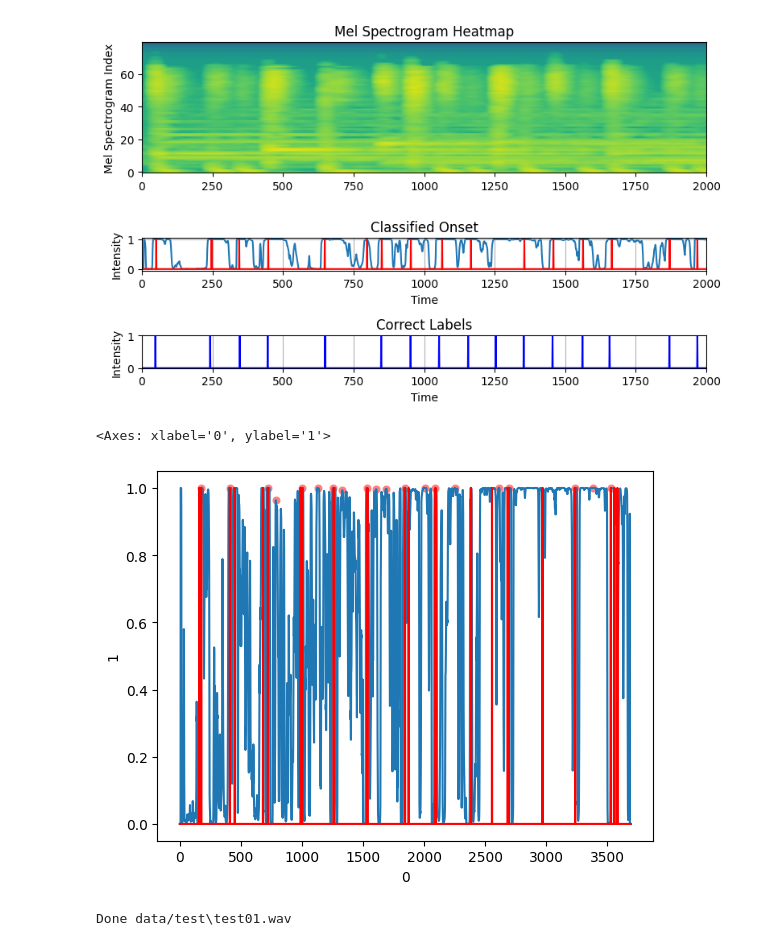
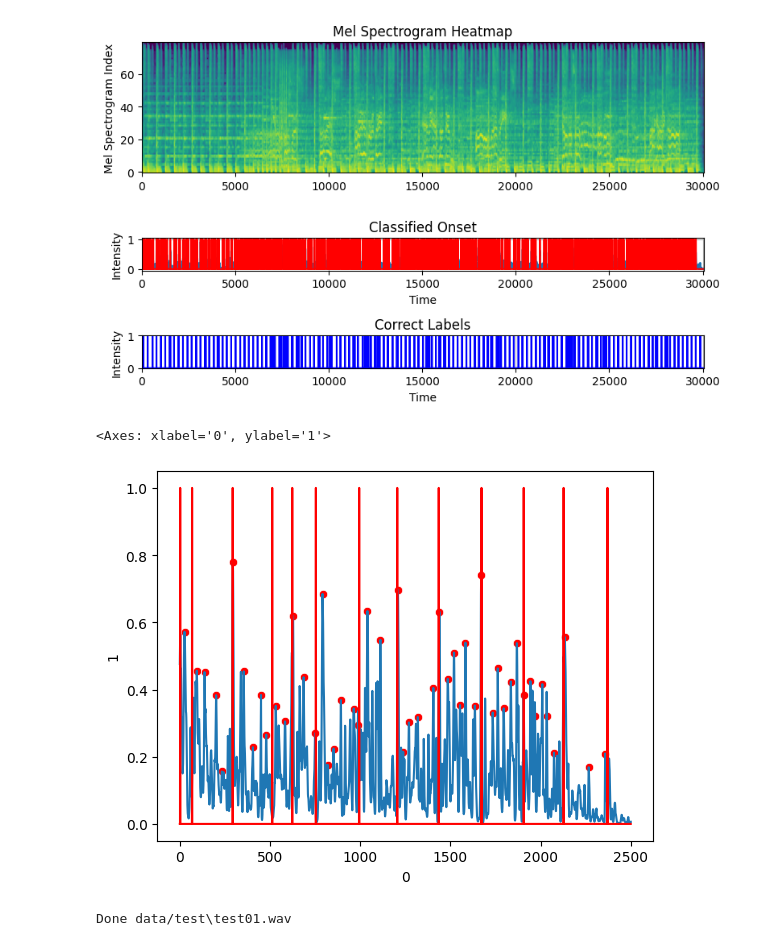
Before and after one commit to S0urC10ud/MusicAndAudioProcessingChallenge, a Jupyter notebook: onset/cnn/eval_and_process_files.ipynb, the cells around one changed output. Drawn from its saved outputs; the diff is of its cells as text; code cells hidden in the pictures.

Commit message:
massively improved onset detection

```diff
--- a/onset/cnn/eval_and_process_files.ipynb
+++ b/onset/cnn/eval_and_process_files.ipynb
@@ -152,8 +146,8 @@ def evaluate(predicted_onsets, true_onsets):
     print(f"{true_positives} | {false_negatives}")
     print(f"{false_positives} | infty")
 # %%
-file_path ='../../data/demo_train_sub/train8.wav'
-detection_function, predicted_onsets, predicted_onset_times, onset_labels, mel_spect = process_file(file_path)
+file_paths =['../../data/train/ff123_2nd_vent_clip.wav', '../../data/train/train1.wav']
+detection_function, predicted_onsets, predicted_onset_times, onset_labels, mel_spect = process_file(file_paths[1])
 true_onsets = list(np.argwhere(onset_labels!=0).squeeze())
 evaluate(predicted_onsets, true_onsets)
 # %% [output]
@@ -211,7 +200,7 @@ ax1.imshow(mel_spect, aspect='auto', cmap='viridis', origin='lower')
 ax1.set_ylabel('Mel Spectrogram Index')
 ax1.set_title('Mel Spectrogram Heatmap')
 ax1.grid(False)
-ax1.set_xlim(0,2000)
+#ax1.set_xlim(2000,6000)
 
 # Plot Predicted Onsets
 ax2.plot(detection_function)
@@ -238,33 +227,38 @@ ax3.grid(True)
 plt.tight_layout()
 plt.show()
 # %% [output]
-[figure, old version]
+[figure, new version]
 # %%
 import seaborn as sns
 import pandas as pd
-sns.lineplot(detection_function[:4000])
+
+from_idx = 27500
+to_idx = 30000
+sns.lineplot(detection_function[from_idx:to_idx])
 def gaussian_kernel(length, sigma):
     x = np.linspace(-3*sigma, 3*sigma, length)
     kernel = np.exp(-0.5 * (x / sigma)**2)
     kernel /= np.sum(kernel)
     return kernel
+width = 30
+flattened_detection_fn = np.convolve(detection_function, np.ones(width), mode="same")
+flattened_detection_fn = np.convolve(flattened_detection_fn, np.ones(width), mode="same")
+flattened_detection_fn = np.convolve(flattened_detection_fn, np.ones(width), mode="same")
+flattened_detection_fn /= np.max(flattened_detection_fn)
+#sns.lineplot(flattened_detection_fn[from_idx:to_idx], color="black")
+points = pick_peaks(detection_function[from_idx:to_idx], 0.15, 25)
+plot_entries = []
+#points = scipy.signal.find_peaks(flattened_detection_fn[from_idx:to_idx], distance = 50, prominence=.05, wlen=50)[0]
+for p in points:
+    plot_entries.append((p, detection_function[from_idx+p]))
 
-#flattened_detection_fn = np.convolve(detection_function, gaussian_kernel(70, 50), mode="same")
-#flattened_detection_fn /= np.max(flattened_detection_fn)
-#sns.lineplot(flattened_detection_fn[:2000], color="black")
-points, _ = scipy.signal.find_peaks(detection_function[:4000], distance = 50, prominence=.8, wlen=500, height=0.9, width=20)
-#points = pick_peaks(detection_function[:2000], 0.9, 25)
-plot_entries = []
-for p in points:
-    plot_entries.append((p, detection_function[p]))
-
-sns.scatterplot(data=pd.DataFrame(plot_entries), x=0, y=1, color="red", alpha=0.5)
+sns.scatterplot(data=pd.DataFrame(plot_entries), x=0, y=1, color="red")
 
 
-sns.lineplot(onset_labels[:4000], alpha=1, color="red")
+sns.lineplot(onset_labels[from_idx:to_idx], alpha=1, color="red")
 # %% [output]
 <Axes: xlabel='0', ylabel='1'>
-[figure, old version]
+[figure, new version]
 # %%
 import os
 from tqdm import *
```
Also changed, not shown: parts of 5 cells of this notebook, 17 other files.
